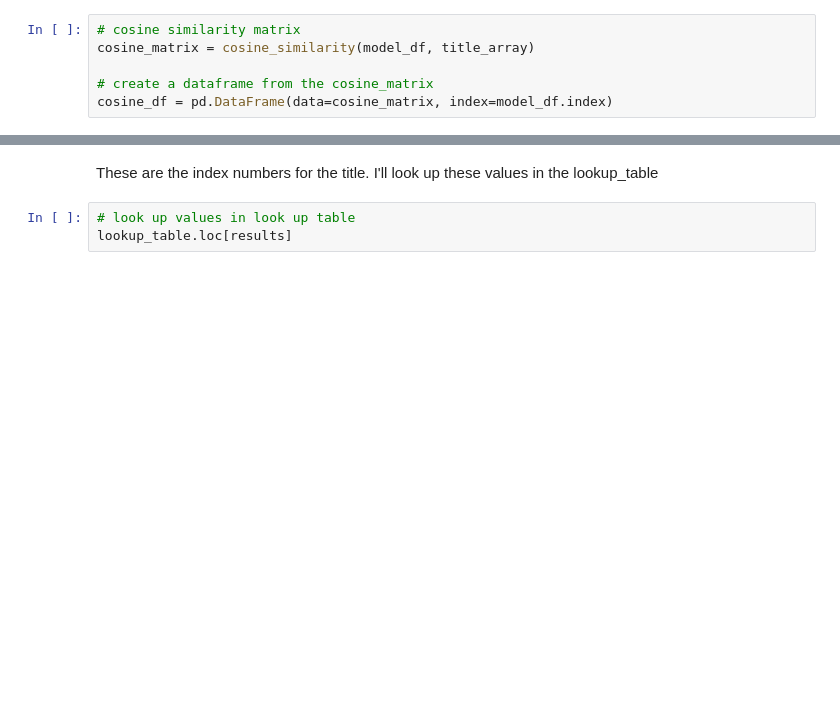
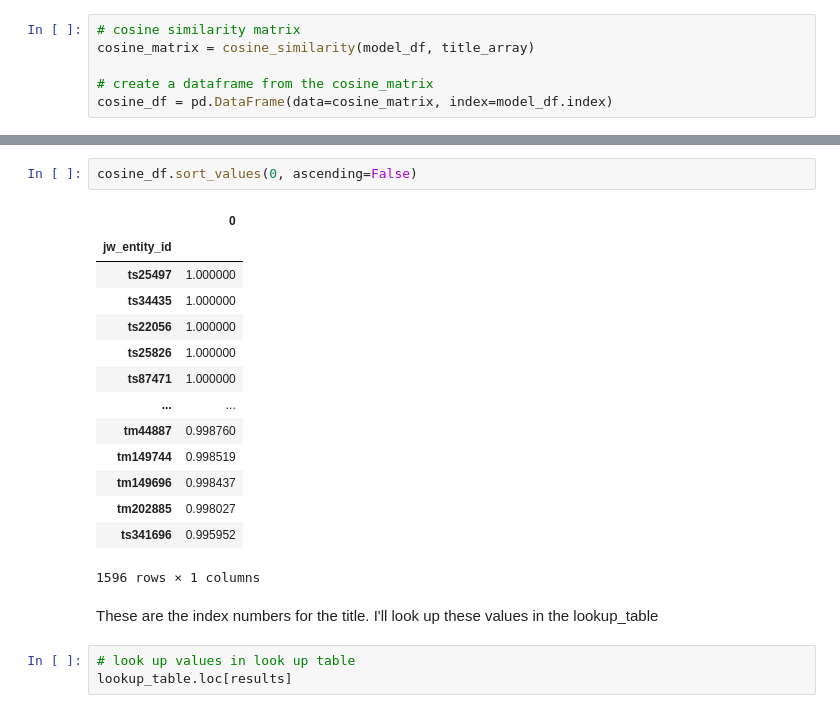
Before and after one commit to Garretthall27/Crunchyroll-Recommender-System, a Jupyter notebook: Data_cleaning.ipynb, the cells around one changed output, grey strips where cells are left out. Cells and saved outputs as stored; diff of their text form; blank space fills up the shorter version.

```diff
--- a/Data_cleaning.ipynb
+++ b/Data_cleaning.ipynb
@@ -634,3 +544,20 @@ array(['ts20339', 'ts22069', 'ts10145', 'ts15151', 'ts32450', 'ts20740',
+# %%
+cosine_df.sort_values(0, ascending=False)
+# %% [output]
+|  | 0 |
+| jw_entity_id |  |
+| ts25497 | 1.000000 |
+| ts34435 | 1.000000 |
+| ts22056 | 1.000000 |
+| ts25826 | 1.000000 |
+| ts87471 | 1.000000 |
+| ... | ... |
+| tm44887 | 0.998760 |
+| tm149744 | 0.998519 |
+| tm149696 | 0.998437 |
+| tm202885 | 0.998027 |
+| ts341696 | 0.995952 |
+1596 rows × 1 columns
 # %% [markdown]
 These are the index numbers for the title. I'll look up these values in the lookup_table
 # %%
```
Also changed, not shown: parts of 68 cells of this notebook.
